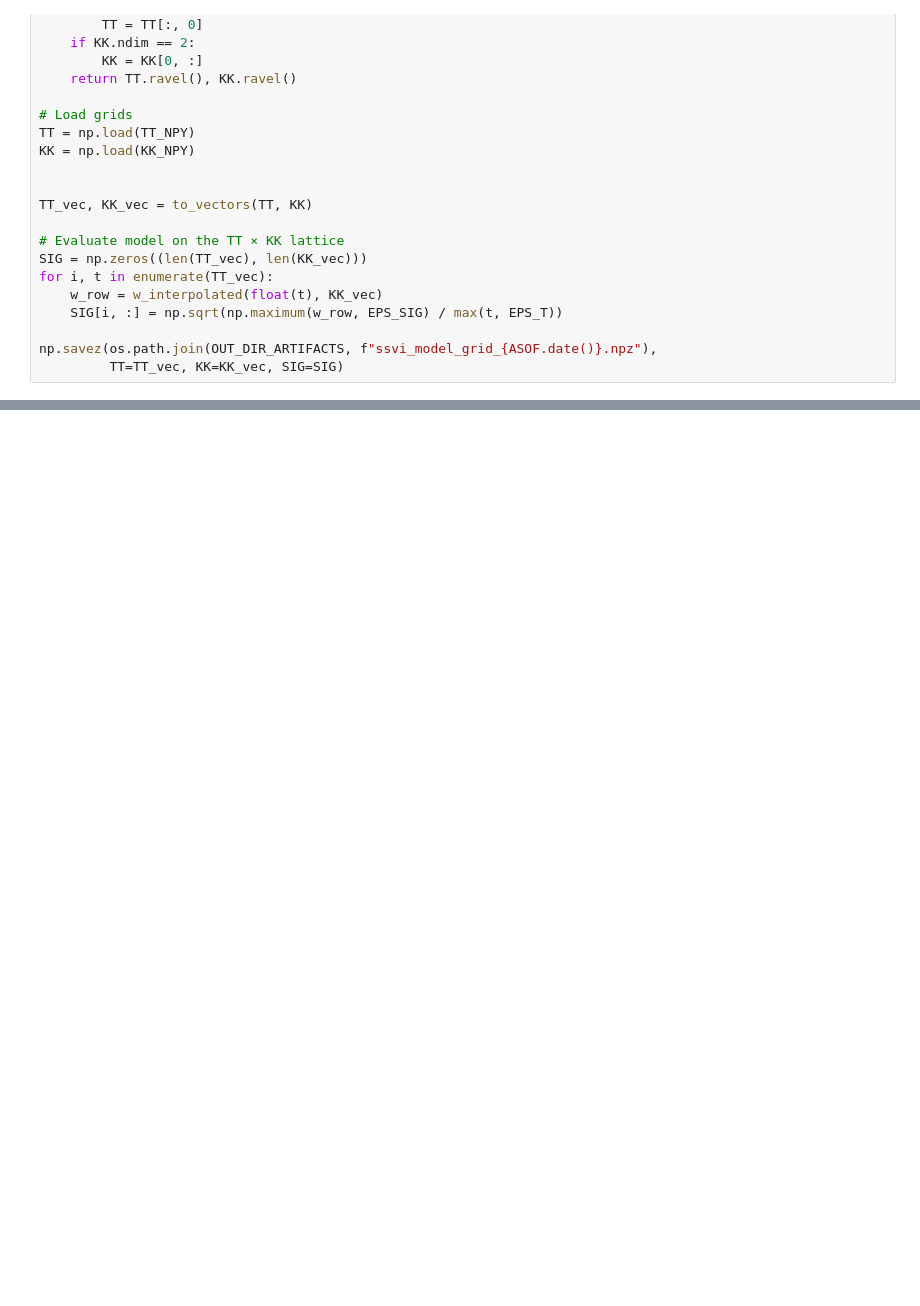
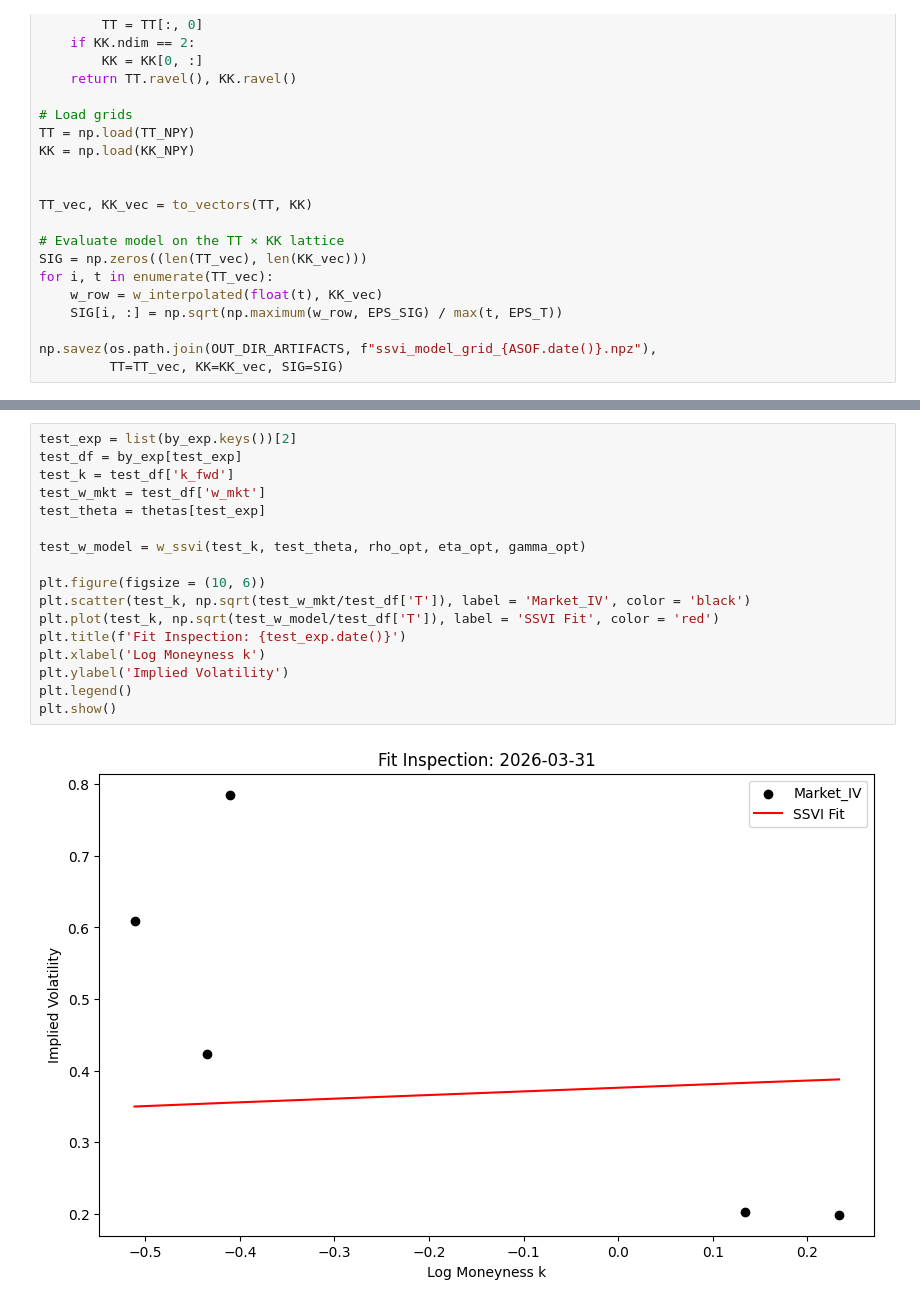
Before and after one commit to AlexMilekhin/Volatility-Surface-Modelling-ML-Forecasting, a Jupyter notebook: ssvi_fit.ipynb, the cells around one changed output, grey strips where cells are left out. Saved outputs shown, nothing was run; the diff lists cells and outputs as text; blank space fills up the shorter version.

```diff
--- a/ssvi_fit.ipynb
+++ b/ssvi_fit.ipynb
@@ -512,0 +584,19 @@ plt.show()
+# %%
+test_exp = list(by_exp.keys())[2]
+test_df = by_exp[test_exp]
+test_k = test_df['k_fwd']
+test_w_mkt = test_df['w_mkt']
+test_theta = thetas[test_exp]
+
+test_w_model = w_ssvi(test_k, test_theta, rho_opt, eta_opt, gamma_opt)
+
+plt.figure(figsize = (10, 6))
+plt.scatter(test_k, np.sqrt(test_w_mkt/test_df['T']), label = 'Market_IV', color = 'black')
+plt.plot(test_k, np.sqrt(test_w_model/test_df['T']), label = 'SSVI Fit', color = 'red')
+plt.title(f'Fit Inspection: {test_exp.date()}')
+plt.xlabel('Log Moneyness k')
+plt.ylabel('Implied Volatility')
+plt.legend()
+plt.show()
+# %% [output]
+[figure, added]
```
Also changed, not shown: parts of 9 cells of this notebook.
